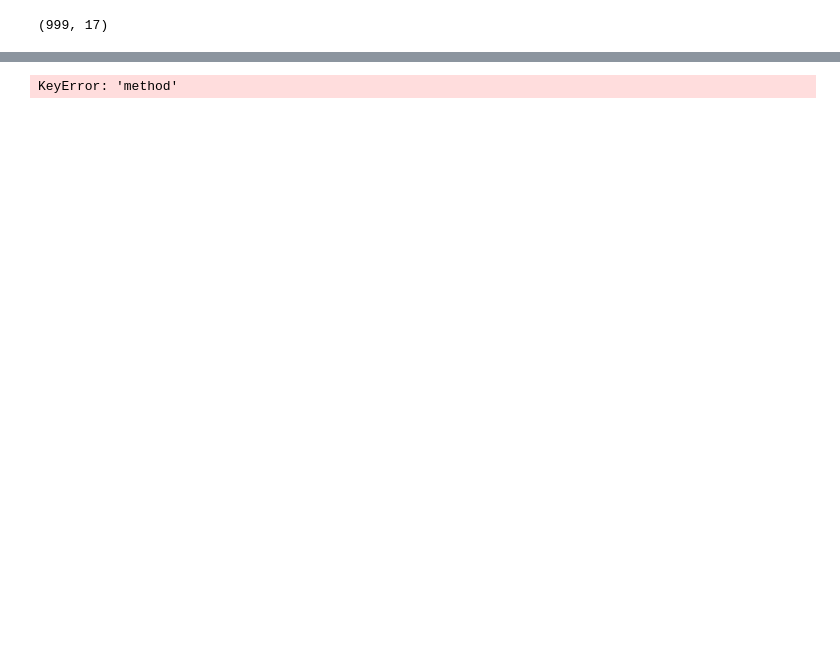
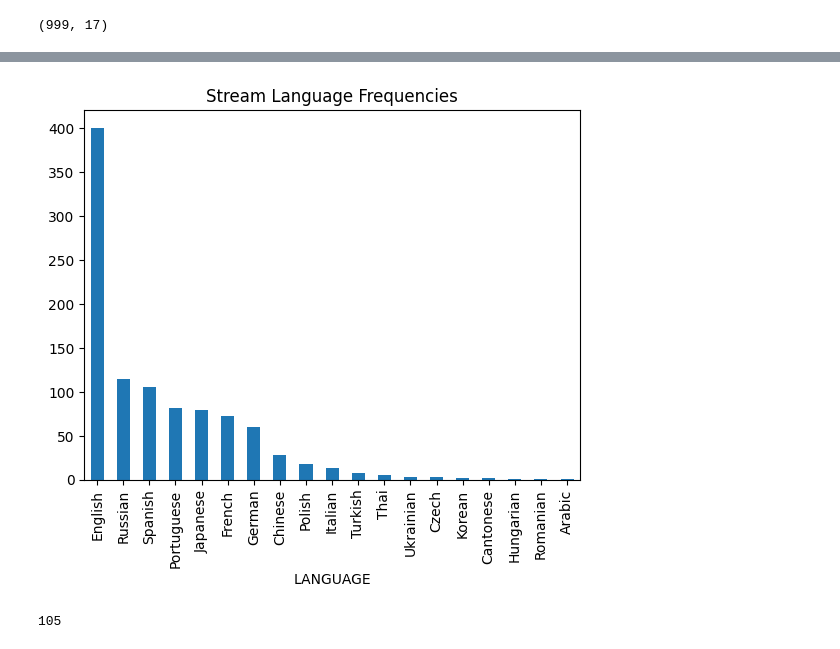
Before and after one commit to Mu5enna/Top1000TwitchStreamer_DataAnalysis, a Jupyter notebook: analysis.ipynb, the cells around one changed output, grey strips where cells are left out. Saved outputs shown, nothing was run; the diff lists cells and outputs as text; code cells hidden in the pictures; blank space fills up the shorter version.

```diff
--- a/analysis.ipynb
+++ b/analysis.ipynb
@@ -164,4 +234,8 @@ KeyError: 'method'
 # %%
-k_df["method"].value_counts().plot.bar();
+k_df["LANGUAGE"].value_counts().plot.bar().set_title("Stream Language Frequencies");
 # %% [output]
-KeyError: 'method'
+[figure, added]
+# %%
+k_df["MOST_STREAMED_GAME"].value_counts().count()
+# %% [output]
+105
```
Also changed, not shown: parts of 42 cells of this notebook.
